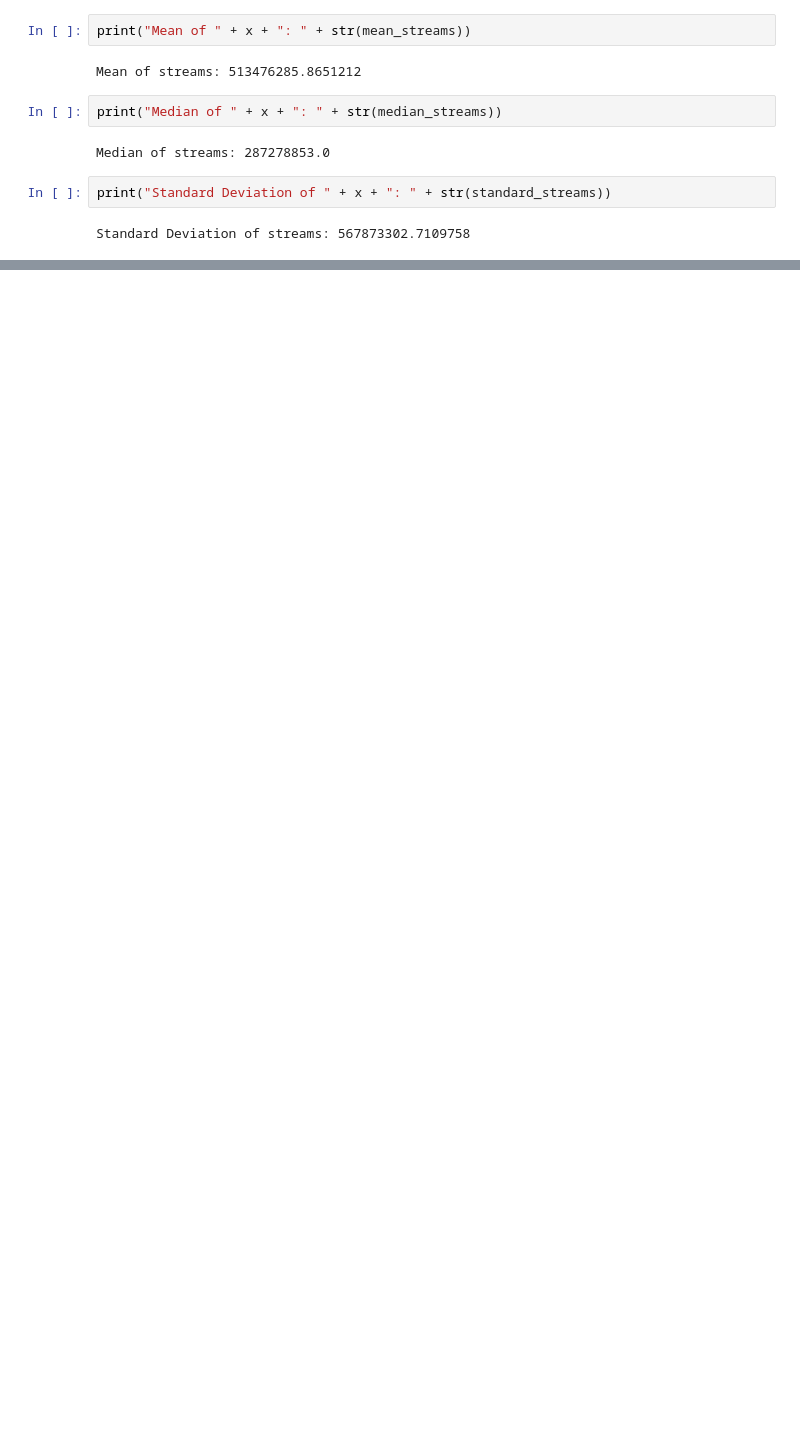
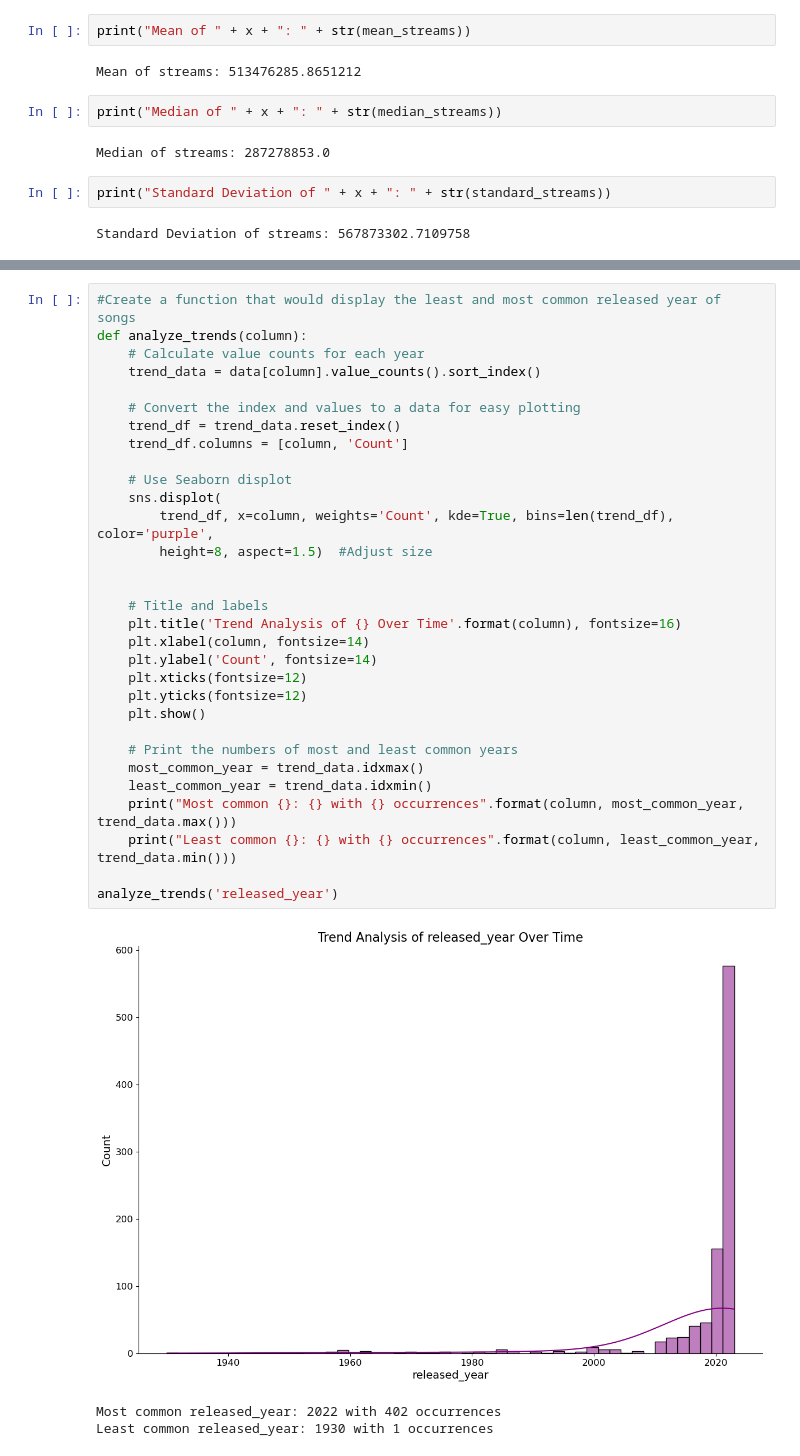
Before and after one commit to robss1130/ECE2112-Python-Exploratory_Data_Analysis, a Jupyter notebook: EDA_Spotify2023.ipynb, the cells around one changed output, grey strips where cells are left out. Saved outputs shown, nothing was run; the diff lists cells and outputs as text; blank space fills up the shorter version.

```diff
--- a/EDA_Spotify2023.ipynb
+++ b/EDA_Spotify2023.ipynb
@@ -184,0 +206,35 @@ plt.show()
+# %%
+#Create a function that would display the least and most common released year of songs
+def analyze_trends(column):
+    # Calculate value counts for each year
+    trend_data = data[column].value_counts().sort_index()
+
+    # Convert the index and values to a data for easy plotting
+    trend_df = trend_data.reset_index()
+    trend_df.columns = [column, 'Count']
+
+    # Use Seaborn displot
+    sns.displot(
+        trend_df, x=column, weights='Count', kde=True, bins=len(trend_df), color='purple',
+        height=8, aspect=1.5)  #Adjust size
+
+
+    # Title and labels
+    plt.title('Trend Analysis of {} Over Time'.format(column), fontsize=16)
+    plt.xlabel(column, fontsize=14)
+    plt.ylabel('Count', fontsize=14)
+    plt.xticks(fontsize=12)
+    plt.yticks(fontsize=12)
+    plt.show()
+
+    # Print the numbers of most and least common years
+    most_common_year = trend_data.idxmax()
+    least_common_year = trend_data.idxmin()
+    print("Most common {}: {} with {} occurrences".format(column, most_common_year, trend_data.max()))
+    print("Least common {}: {} with {} occurrences".format(column, least_common_year, trend_data.min()))
+
+analyze_trends('released_year')
+# %% [output]
+[figure, added]
+Most common released_year: 2022 with 402 occurrences
+Least common released_year: 1930 with 1 occurrences
```
Also changed, not shown: parts of 23 cells of this notebook.
